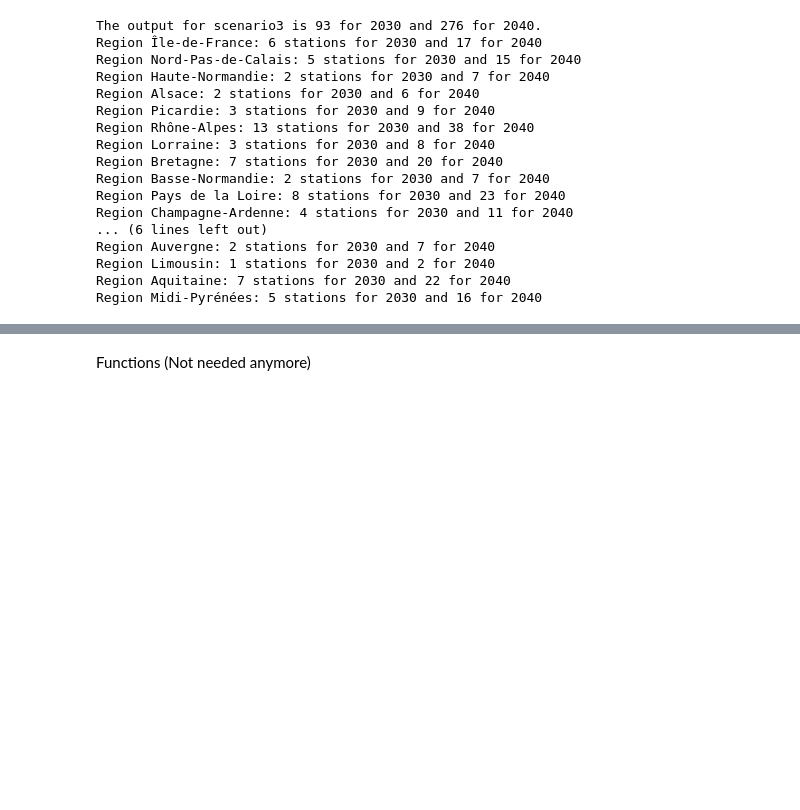
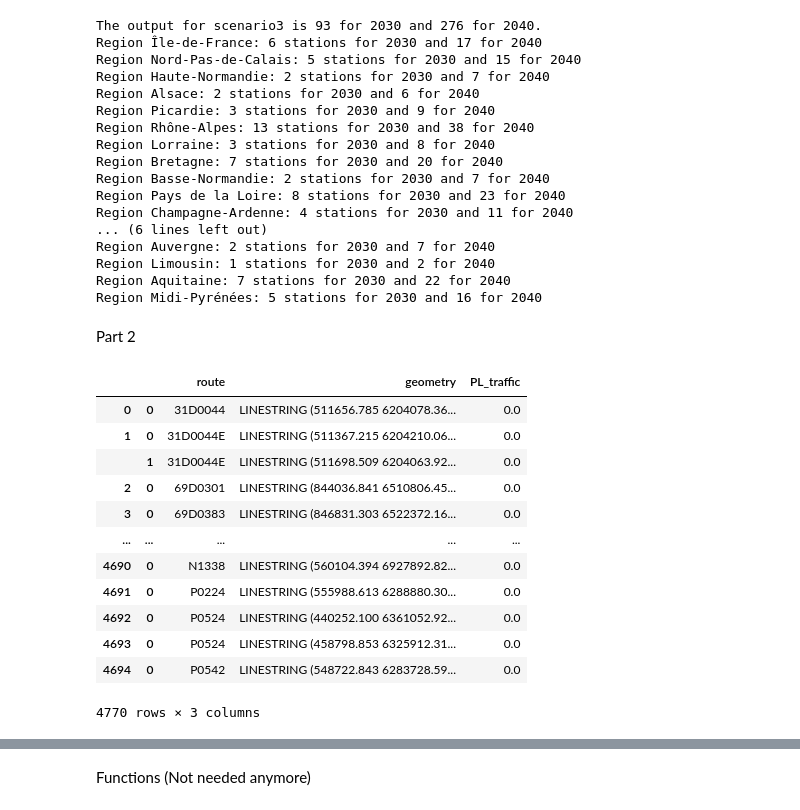
Before and after one commit to Hypatia-II/H2_stations_network, a Jupyter notebook: notebook.ipynb, the cells around one changed output, grey strips where cells are left out. Drawn from its saved outputs; the diff is of its cells as text; code cells hidden in the pictures; blank space fills up the shorter version.

Commit message:
Testing part 2-2
Signed-off-by: Lea Chader <lea.chader@hec.edu>

```diff
--- a/notebook.ipynb
+++ b/notebook.ipynb
@@ -73,3 +73,31 @@ Region Auvergne: 2 stations for 2030 and 7 for 2040
 Region Limousin: 1 stations for 2030 and 2 for 2040
 Region Aquitaine: 7 stations for 2030 and 22 for 2040
 Region Midi-Pyrénées: 5 stations for 2030 and 16 for 2040
+# %% [markdown]
+Part 2
+# %%
+data = Data(path = 'data/')
+# %%
+shap_files = data.get_shapefiles()
+# %%
+csvs = data.get_csvs()
+# %%
+from station_finder.functions import StationLocator
+station_locator = StationLocator(shap_files, csvs)
+# %%
+traffic_df = station_locator.data[["route","geometry", "PL_traffic"]]
+traffic_df
+# %% [output]
+|  |  | route | geometry | PL_traffic |
+| 0 | 0 | 31D0044 | LINESTRING (511656.785 6204078.36... | 0.0 |
+| 1 | 0 | 31D0044E | LINESTRING (511367.215 6204210.06... | 0.0 |
+|  | 1 | 31D0044E | LINESTRING (511698.509 6204063.92... | 0.0 |
+| 2 | 0 | 69D0301 | LINESTRING (844036.841 6510806.45... | 0.0 |
+| 3 | 0 | 69D0383 | LINESTRING (846831.303 6522372.16... | 0.0 |
+| ... | ... | ... | ... | ... |
+| 4690 | 0 | N1338 | LINESTRING (560104.394 6927892.82... | 0.0 |
+| 4691 | 0 | P0224 | LINESTRING (555988.613 6288880.30... | 0.0 |
+| 4692 | 0 | P0524 | LINESTRING (440252.100 6361052.92... | 0.0 |
+| 4693 | 0 | P0524 | LINESTRING (458798.853 6325912.31... | 0.0 |
+| 4694 | 0 | P0542 | LINESTRING (548722.843 6283728.59... | 0.0 |
+4770 rows × 3 columns
```
Also changed, not shown: parts of 8 cells of this notebook, 1 other file.
